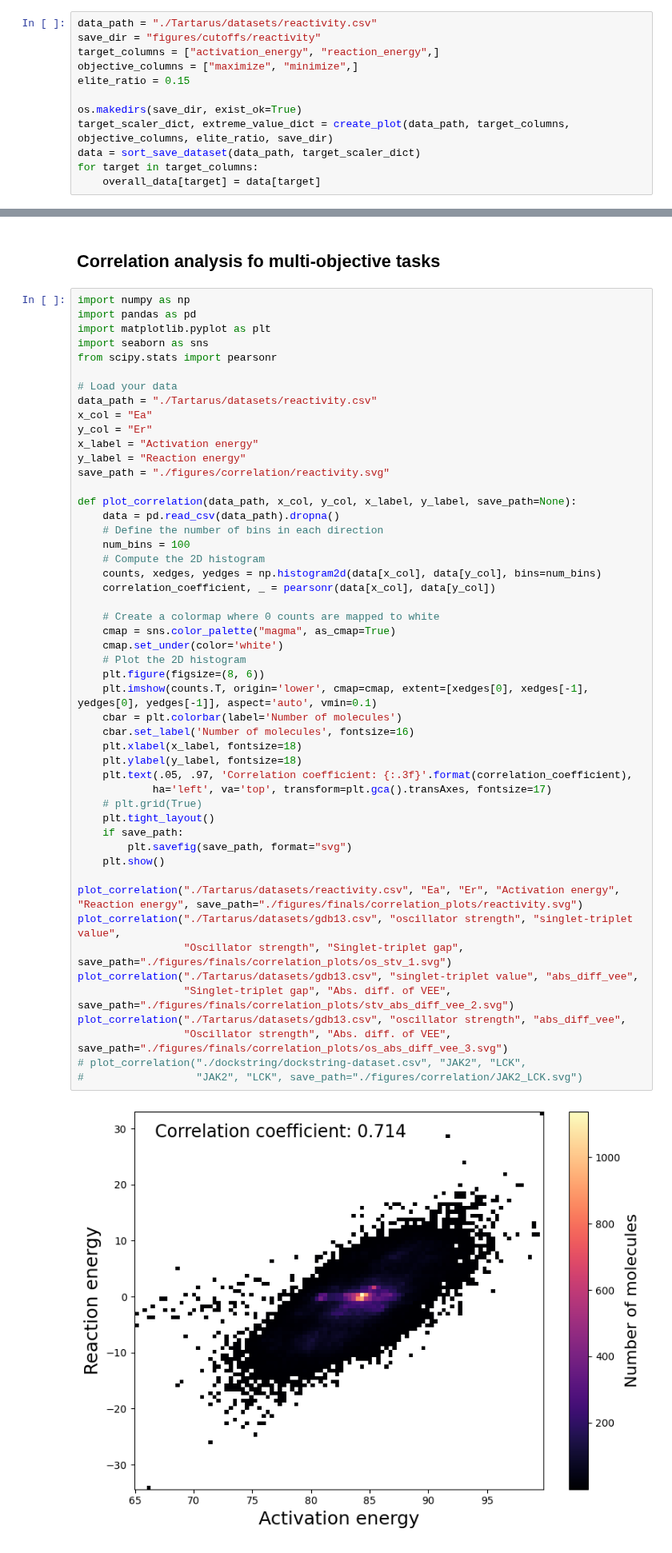
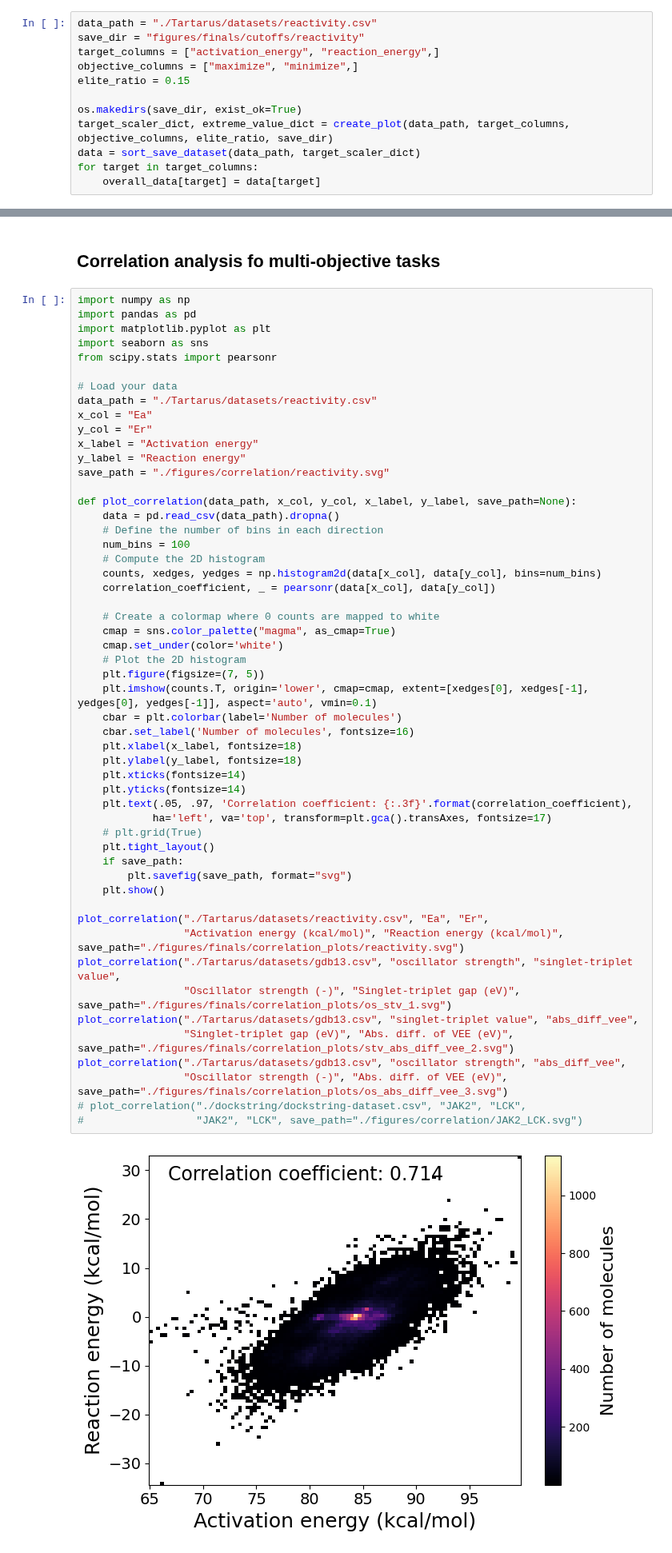
Before and after one commit to Lung-Yi/uncmoo, a Jupyter notebook: cal_target_weights.ipynb, the cells around one changed output, grey strips where cells are left out. Shown at 80% size. Drawn from its saved outputs; the diff is of its cells as text.

```diff
--- a/cal_target_weights.ipynb
+++ b/cal_target_weights.ipynb
@@ -137,7 +151,7 @@ std: 0.997
 ## Reactivity molecule design
 # %%
 data_path = "./Tartarus/datasets/reactivity.csv"
-save_dir = "figures/cutoffs/reactivity"
+save_dir = "figures/finals/cutoffs/reactivity"
 target_columns = ["activation_energy", "reaction_energy",]
 objective_columns = ["maximize", "minimize",]
 elite_ratio = 0.15
@@ -179,36 +193,39 @@ def plot_correlation(data_path, x_col, y_col, x_label, y_label, save_path=None):
     data = pd.read_csv(data_path).dropna()
     # Define the number of bins in each direction
     num_bins = 100
     # Compute the 2D histogram
     counts, xedges, yedges = np.histogram2d(data[x_col], data[y_col], bins=num_bins)
     correlation_coefficient, _ = pearsonr(data[x_col], data[y_col])
 
     # Create a colormap where 0 counts are mapped to white
     cmap = sns.color_palette("magma", as_cmap=True)
     cmap.set_under(color='white')
     # Plot the 2D histogram
-    plt.figure(figsize=(8, 6))
+    plt.figure(figsize=(7, 5))
     plt.imshow(counts.T, origin='lower', cmap=cmap, extent=[xedges[0], xedges[-1], yedges[0], yedges[-1]], aspect='auto', vmin=0.1)
     cbar = plt.colorbar(label='Number of molecules')
     cbar.set_label('Number of molecules', fontsize=16)
     plt.xlabel(x_label, fontsize=18)
     plt.ylabel(y_label, fontsize=18)
+    plt.xticks(fontsize=14)
+    plt.yticks(fontsize=14)
     plt.text(.05, .97, 'Correlation coefficient: {:.3f}'.format(correlation_coefficient),
             ha='left', va='top', transform=plt.gca().transAxes, fontsize=17)
     # plt.grid(True)
     plt.tight_layout()
     if save_path:
         plt.savefig(save_path, format="svg")
     plt.show()
 
-plot_correlation("./Tartarus/datasets/reactivity.csv", "Ea", "Er", "Activation energy", "Reaction energy", save_path="./figures/finals/correlation_plots/reactivity.svg")
+plot_correlation("./Tartarus/datasets/reactivity.csv", "Ea", "Er",
+                 "Activation energy (kcal/mol)", "Reaction energy (kcal/mol)", save_path="./figures/finals/correlation_plots/reactivity.svg")
 plot_correlation("./Tartarus/datasets/gdb13.csv", "oscillator strength", "singlet-triplet value",
-                 "Oscillator strength", "Singlet-triplet gap", save_path="./figures/finals/correlation_plots/os_stv_1.svg")
+                 "Oscillator strength (-)", "Singlet-triplet gap (eV)", save_path="./figures/finals/correlation_plots/os_stv_1.svg")
 plot_correlation("./Tartarus/datasets/gdb13.csv", "singlet-triplet value", "abs_diff_vee",
-                 "Singlet-triplet gap", "Abs. diff. of VEE", save_path="./figures/finals/correlation_plots/stv_abs_diff_vee_2.svg")
+                 "Singlet-triplet gap (eV)", "Abs. diff. of VEE (eV)", save_path="./figures/finals/correlation_plots/stv_abs_diff_vee_2.svg")
 plot_correlation("./Tartarus/datasets/gdb13.csv", "oscillator strength", "abs_diff_vee",
-                 "Oscillator strength", "Abs. diff. of VEE", save_path="./figures/finals/correlation_plots/os_abs_diff_vee_3.svg")
+                 "Oscillator strength (-)", "Abs. diff. of VEE (eV)", save_path="./figures/finals/correlation_plots/os_abs_diff_vee_3.svg")
 # plot_correlation("./dockstring/dockstring-dataset.csv", "JAK2", "LCK",
 #                  "JAK2", "LCK", save_path="./figures/correlation/JAK2_LCK.svg")
 # %% [output]
-[figure, old version]
+[figure, new version]
```
Also changed, not shown: parts of 5 cells of this notebook, 2 other files.
